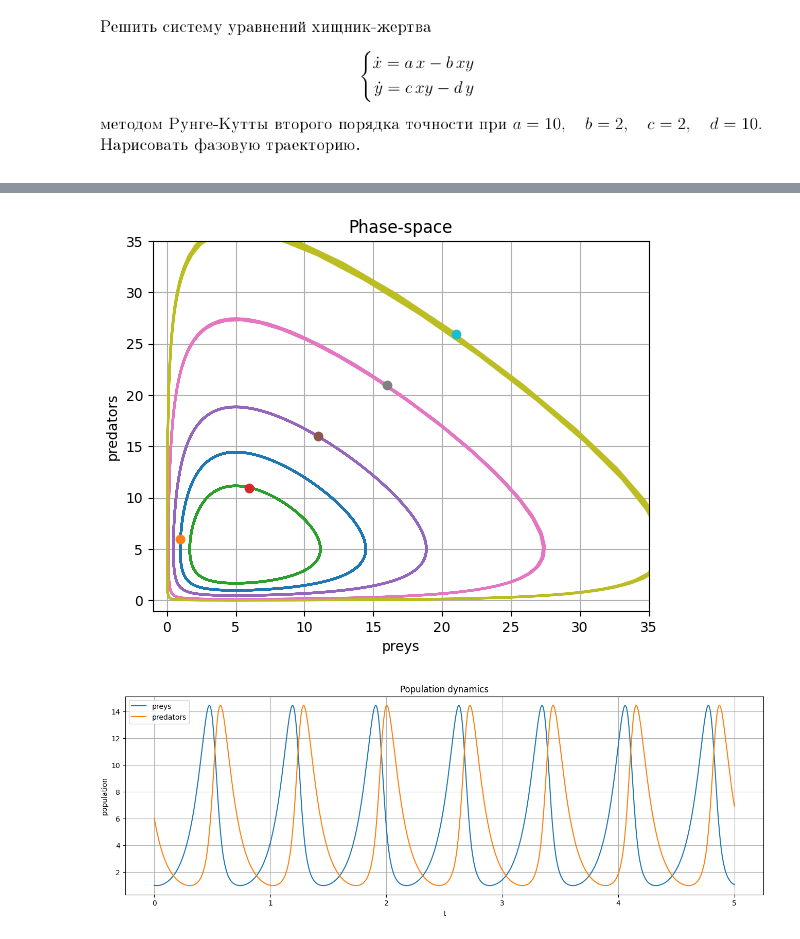
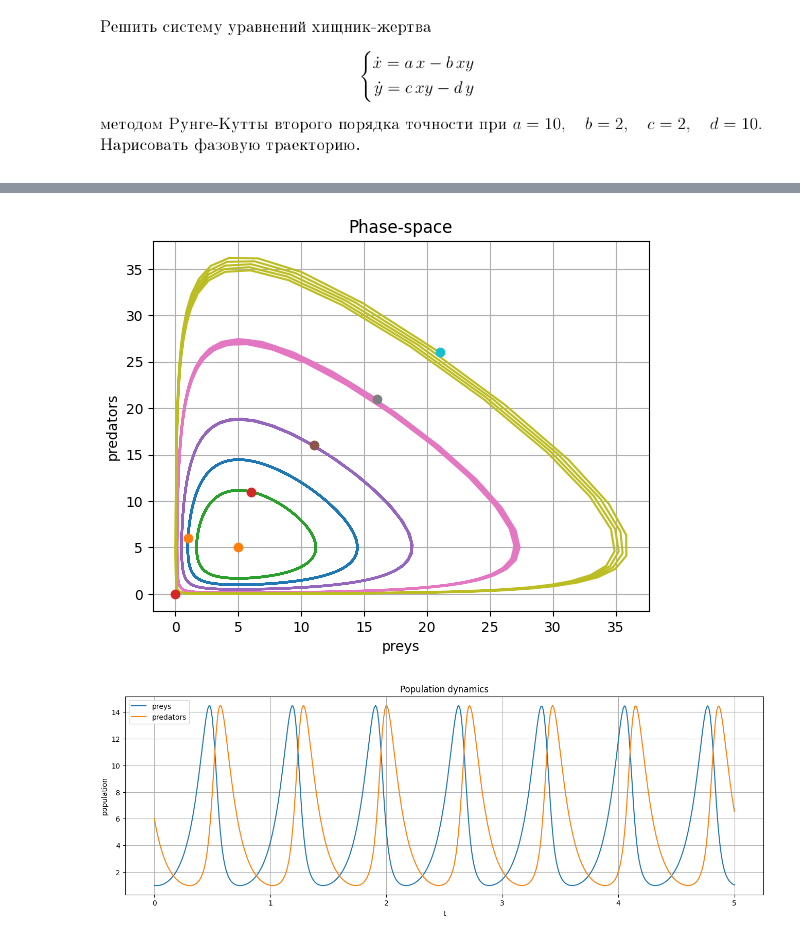
Before and after one commit to CuSynth/computational-physics, a Jupyter notebook: # 7 Predator-Prey/solution.ipynb, the cells around one changed output, grey strips where cells are left out. Saved outputs shown, nothing was run; the diff lists cells and outputs as text; code cells hidden in the pictures.

```diff
--- a/# 7 Predator-Prey/solution.ipynb
+++ b/# 7 Predator-Prey/solution.ipynb
@@ -27,35 +41,36 @@ def RK2(r0, step, count, coef=3./4):
 # %%
-x_0 = 1
-y_0 = 1
 t_0 = 0
 
 t_from = 0
 t_to = 5
 
-N = 1000
+N = 500
 h = (t_to-t_from)/N
 
 r_from = 1
 r_to = 25
 r_step = 5
 
 
 R = [[i, i+5] for i in range(r_from, r_to, r_step)]
 
+R.append([a/b, d/c])
+R.append([0, 0])
+
 for r0 in R:
     x, y = RK2(r0, h, N)
     plt.plot(x, y, '-')
     plt.plot(r0[0], r0[1], 'o')
 
 plt.grid()
-plt.xlim([r_from-2, r_to+10])
-plt.ylim([r_from-2, r_to+10])
+# plt.xlim([r_from-2, r_to+10])
+# plt.ylim([r_from-2, r_to+10])
 plt.xlabel('preys')
 plt.ylabel('predators')
 plt.title('Phase-space')
 plt.show()
 # %% [output]
-[figure, old version]
+[figure, new version]
 # %%
 plt.figure(figsize=(16, 5))
 
```
Also changed, not shown: parts of 5 cells of this notebook.
